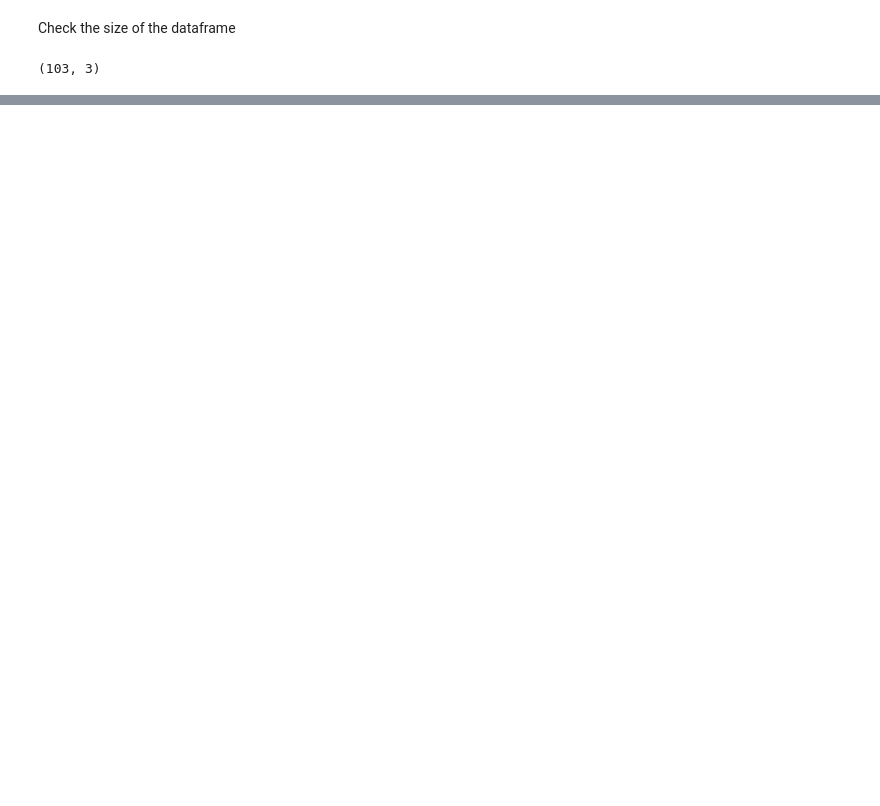
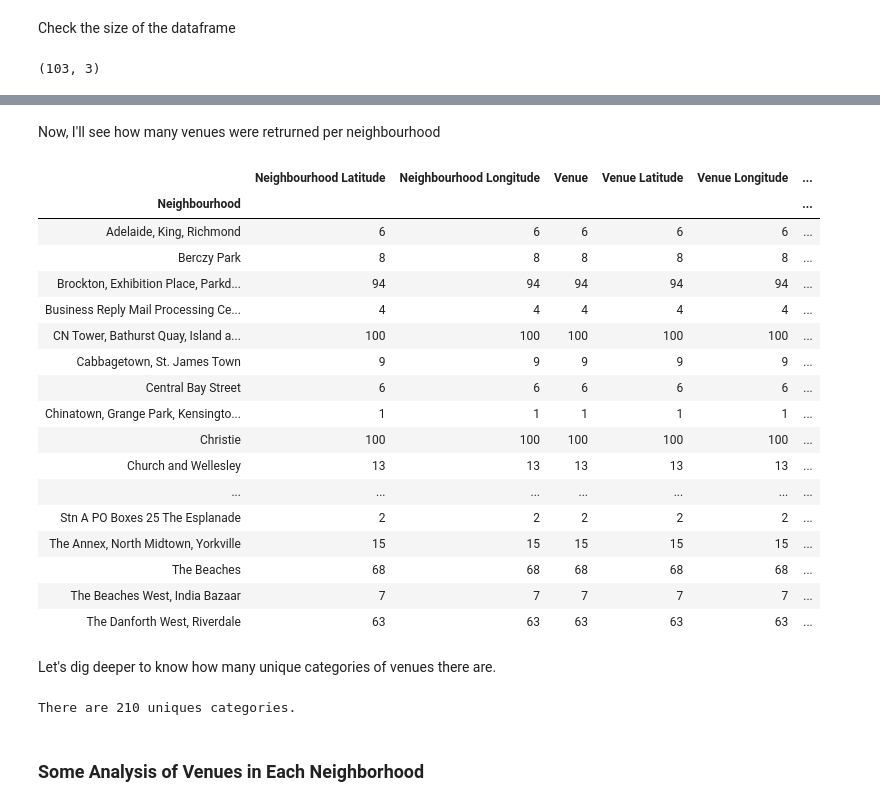
Before and after one commit to fantom065/Coursera_Capstone, a Jupyter notebook: Neighborhood_sgementation.ipynb, the cells around one changed output, grey strips where cells are left out. Drawn from its saved outputs; the diff is of its cells as text; code cells hidden in the pictures; blank space fills up the shorter version.

```diff
--- a/Neighborhood_sgementation.ipynb
+++ b/Neighborhood_sgementation.ipynb
@@ -138,0 +347,12 @@ dfNew.shape
+# %%
+# function that extracts the category of the venue
+def get_category_type(row):
+    try:
+        categories_list = row['categories']
+    except:
+        categories_list = row['venue.categories']
+
+    if len(categories_list) == 0:
+        return None
+    else:
+        return categories_list[0]['name']
@@ -138,0 +475,31 @@ dfNew.shape
+# %% [markdown]
+Now, I'll see how many venues were retrurned per neighbourhood
+# %%
+toronto_venues.groupby('Neighbourhood').count()
+# %% [output]
+|  | Neighbourhood Latitude | Neighbourhood Longitude | Venue | Venue Latitude | Venue Longitude | ... |
+| Neighbourhood |  |  |  |  |  | ... |
+| Adelaide, King, Richmond | 6 | 6 | 6 | 6 | 6 | ... |
+| Berczy Park | 8 | 8 | 8 | 8 | 8 | ... |
+| Brockton, Exhibition Place, Parkd... | 94 | 94 | 94 | 94 | 94 | ... |
+| Business Reply Mail Processing Ce... | 4 | 4 | 4 | 4 | 4 | ... |
+| CN Tower, Bathurst Quay, Island a... | 100 | 100 | 100 | 100 | 100 | ... |
+| Cabbagetown, St. James Town | 9 | 9 | 9 | 9 | 9 | ... |
+| Central Bay Street | 6 | 6 | 6 | 6 | 6 | ... |
+| Chinatown, Grange Park, Kensingto... | 1 | 1 | 1 | 1 | 1 | ... |
+| Christie | 100 | 100 | 100 | 100 | 100 | ... |
+| Church and Wellesley | 13 | 13 | 13 | 13 | 13 | ... |
+| ... | ... | ... | ... | ... | ... | ... |
+| Stn A PO Boxes 25 The Esplanade | 2 | 2 | 2 | 2 | 2 | ... |
+| The Annex, North Midtown, Yorkville | 15 | 15 | 15 | 15 | 15 | ... |
+| The Beaches | 68 | 68 | 68 | 68 | 68 | ... |
+| The Beaches West, India Bazaar | 7 | 7 | 7 | 7 | 7 | ... |
+| The Danforth West, Riverdale | 63 | 63 | 63 | 63 | 63 | ... |
+# %% [markdown]
+Let's dig deeper to know how many unique categories of venues there are.
+# %%
+print('There are {} uniques categories.'.format(len(toronto_venues['Venue Category'].unique())))
+# %% [output]
+There are 210 uniques categories.
+# %% [markdown]
+### Some Analysis of Venues in Each Neighborhood
```
Also changed, not shown: parts of 82 cells of this notebook.
